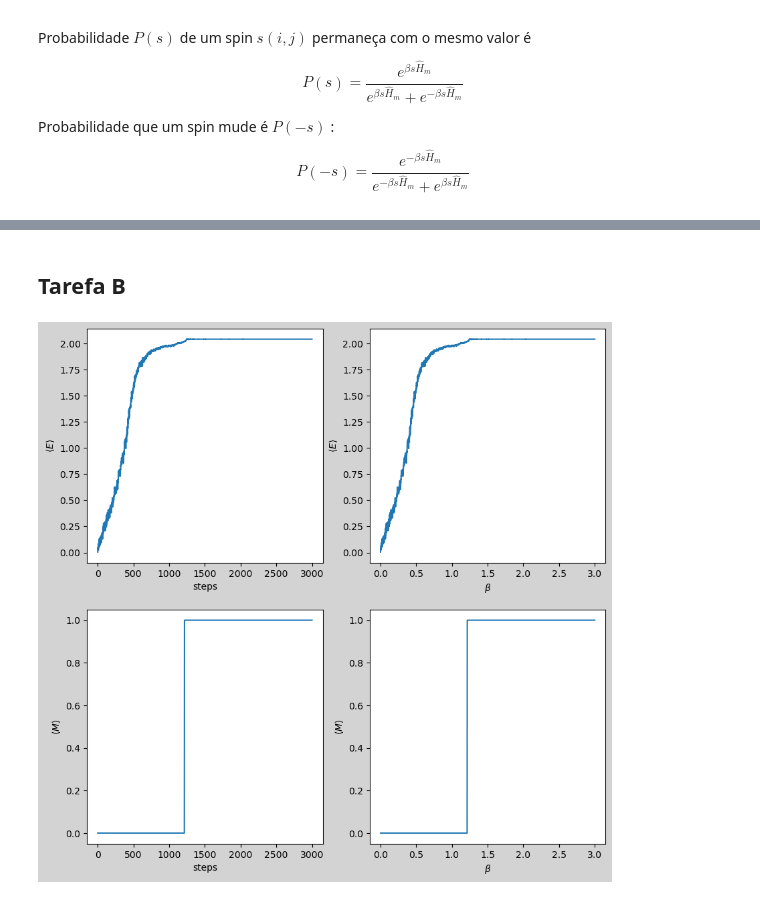
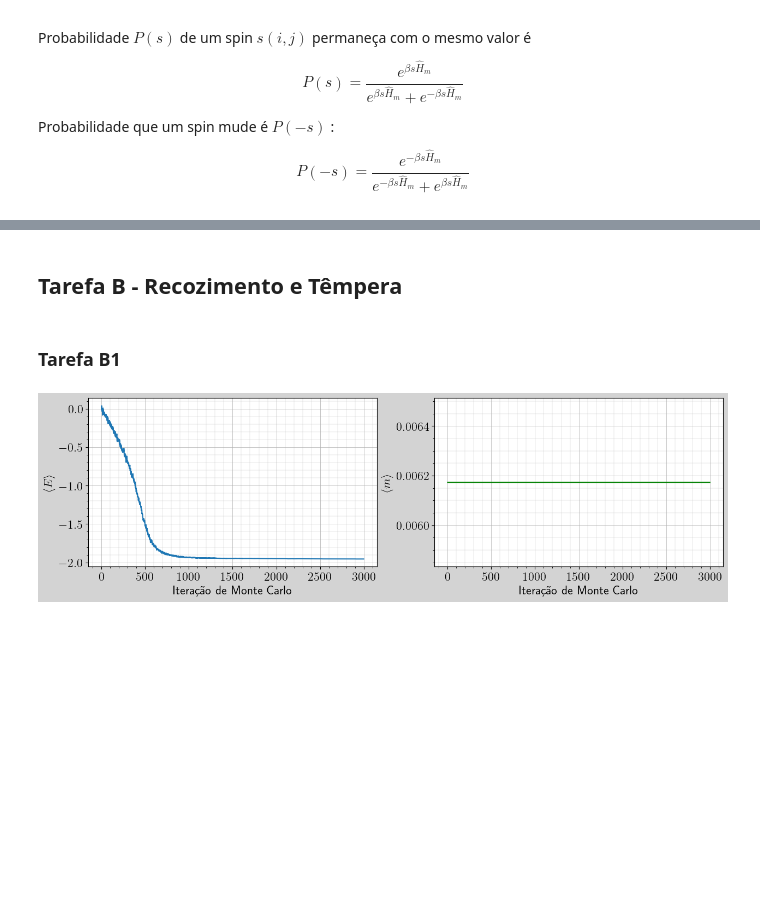
Before and after one commit to jeftersantiago/mec_estat_comp, a Jupyter notebook: projeto5/src/Projeto 5.ipynb, the cells around one changed output, grey strips where cells are left out. Saved outputs shown, nothing was run; the diff lists cells and outputs as text; code cells hidden in the pictures; blank space fills up the shorter version.

Commit message:
tarefa B

```diff
--- a/projeto5/src/Projeto 5.ipynb
+++ b/projeto5/src/Projeto 5.ipynb
@@ -141,30 +149,34 @@ plt.show()
 # %% [markdown]
-## Tarefa B
+## Tarefa B - Recozimento e Têmpera
+# %% [markdown]
+### Tarefa B1
 # %%
-data = np.loadtxt("saida-magnetizacao-energia.dat")
+data = np.loadtxt("saidas/tarefa-2/b1/saida-magnetizacao-energia-b1.dat")
+
 steps = data[:, 0]
-beta = data[:, 1]
-mag = data[:, 2]
-E = data[:, 3]
+mag = data[:, 1]
+E = data[:, 2]
 
-fig, ax = plt.subplots(2, 2, figsize=(10, 10), facecolor='lightgray')
+fig, ax = plt.subplots(1, 2, figsize=(15, 4), facecolor='lightgray')
 
-ax[0][0].set_xlabel('steps')
-ax[0][0].set_ylabel('$\\langle E \\rangle$')
-ax[0][0].plot(steps, E)
+ax[0].set_xlabel('Iteração de Monte Carlo')
+ax[0].set_ylabel('$\\langle E \\rangle$')
+ax[0].plot(steps, E)
 
-ax[1][0].set_xlabel('steps')
-ax[1][0].set_ylabel('$\\langle M \\rangle$')
-ax[1][0].plot(steps, mag)
+ax[1].set_xlabel('Iteração de Monte Carlo')
+ax[1].set_ylabel('$\\langle m \\rangle$')
+ax[1].plot(steps, mag, color="green")
 
-ax[0][1].set_xlabel('$\\beta$')
-ax[0][1].set_ylabel('$\\langle E \\rangle$')
-ax[0][1].plot(beta, E)
 
-ax[1][1].set_xlabel('$\\beta$')
-ax[1][1].set_ylabel('$\\langle M \\rangle$')
-ax[1][1].plot(beta, mag)
+ax[0].grid(which = "major", linewidth = 0.5)
+ax[0].grid(which = "minor", linewidth = 0.2)
+ax[0].minorticks_on()
+
+
+ax[1].grid(which = "major", linewidth = 0.5)
+ax[1].grid(which = "minor", linewidth = 0.2)
+ax[1].minorticks_on()
 
 plt.show()
 # %% [output]
-[figure, old version]
+[figure, new version]
```
Also changed, not shown: parts of 17 cells of this notebook, 26 other files.
